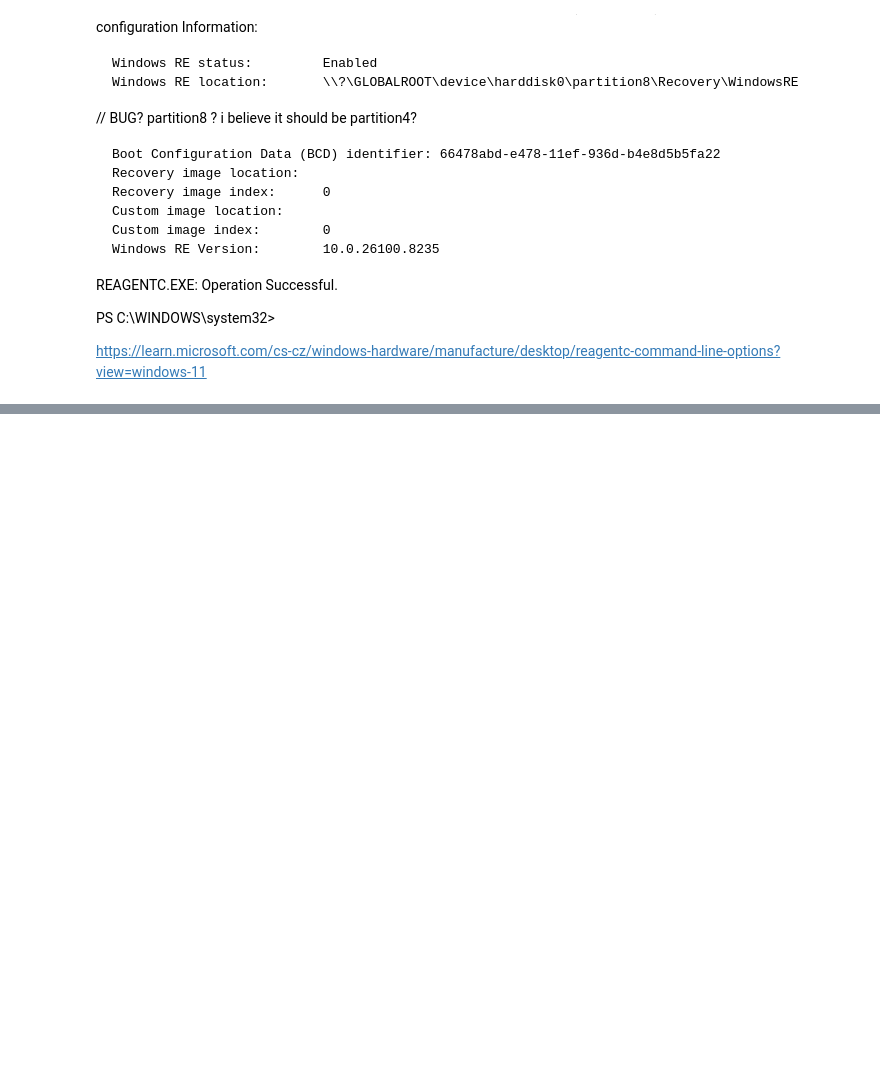
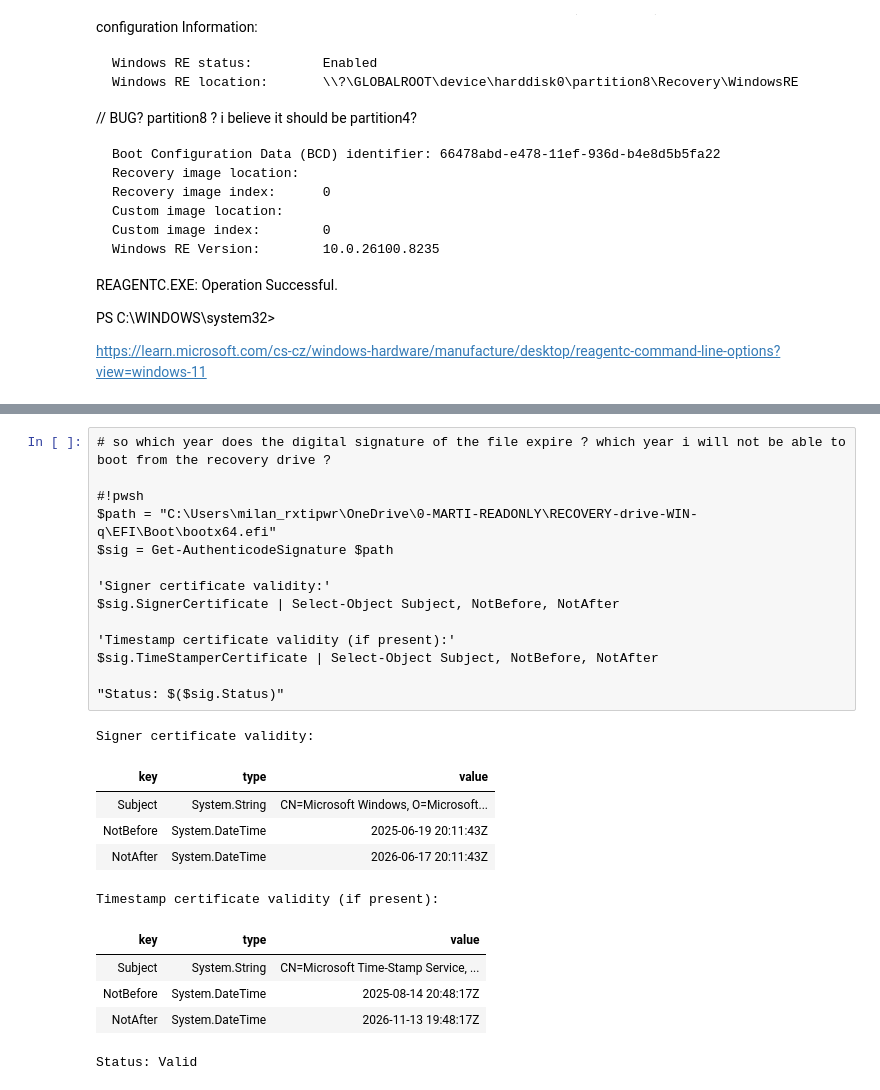
Before and after one commit to digital-gardens/Martin-Milan, a Jupyter notebook: 0404--HLAVNI-ROZCESTNIK--MAIN-INDEX/2026-04-21-disks.publ.ipynb, the cells around one changed output, grey strips where cells are left out. Saved outputs shown, nothing was run; the diff lists cells and outputs as text; blank space fills up the shorter version.

```diff
--- a/0404--HLAVNI-ROZCESTNIK--MAIN-INDEX/2026-04-21-disks.publ.ipynb
+++ b/0404--HLAVNI-ROZCESTNIK--MAIN-INDEX/2026-04-21-disks.publ.ipynb
@@ -241,0 +268,26 @@ https://learn.microsoft.com/cs-cz/windows-hardware/manufacture/desktop/reagentc-
+# %%
+# so which year does the digital signature of the file expire ? which year i will not be able to boot from the recovery drive ?
+
+#!pwsh
+$path = "C:\Users\milan_rxtipwr\OneDrive\0-MARTI-READONLY\RECOVERY-drive-WIN-q\EFI\Boot\bootx64.efi"
+$sig = Get-AuthenticodeSignature $path
+
+'Signer certificate validity:'
+$sig.SignerCertificate | Select-Object Subject, NotBefore, NotAfter
+
+'Timestamp certificate validity (if present):'
+$sig.TimeStamperCertificate | Select-Object Subject, NotBefore, NotAfter
+
+"Status: $($sig.Status)"
+# %% [output]
+Signer certificate validity:
+| key | type | value |
+| Subject | System.String | CN=Microsoft Windows, O=Microsoft... |
+| NotBefore | System.DateTime | 2025-06-19 20:11:43Z |
+| NotAfter | System.DateTime | 2026-06-17 20:11:43Z |
+Timestamp certificate validity (if present):
+| key | type | value |
+| Subject | System.String | CN=Microsoft Time-Stamp Service, ... |
+| NotBefore | System.DateTime | 2025-08-14 20:48:17Z |
+| NotAfter | System.DateTime | 2026-11-13 19:48:17Z |
+Status: Valid
```
Also changed, not shown: parts of 4 cells of this notebook, 1 other file.
